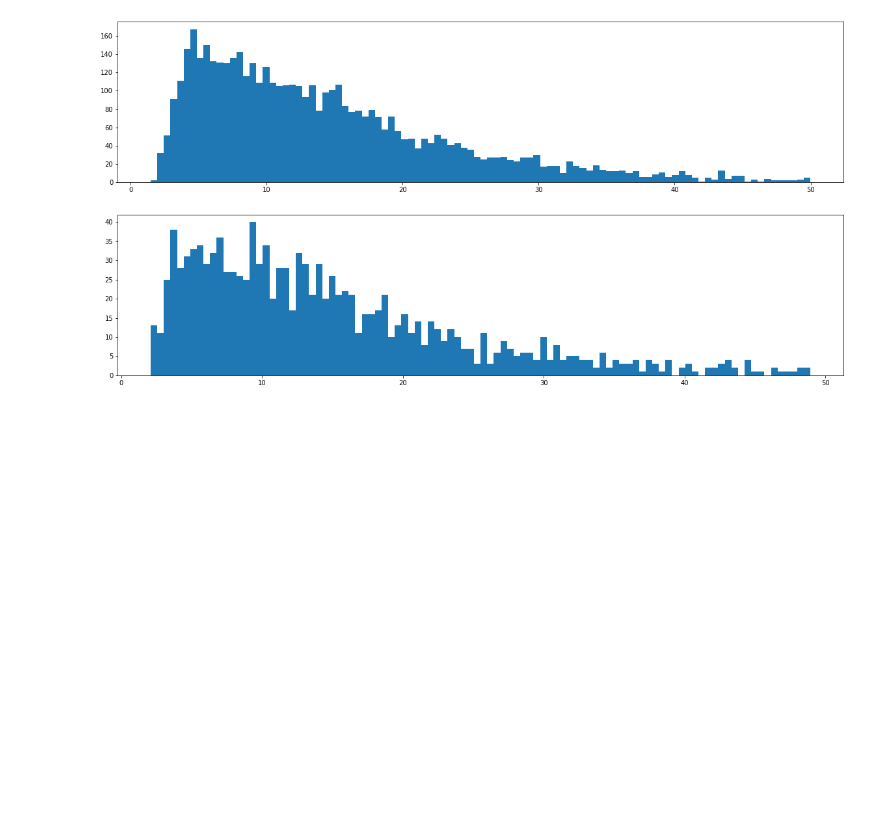
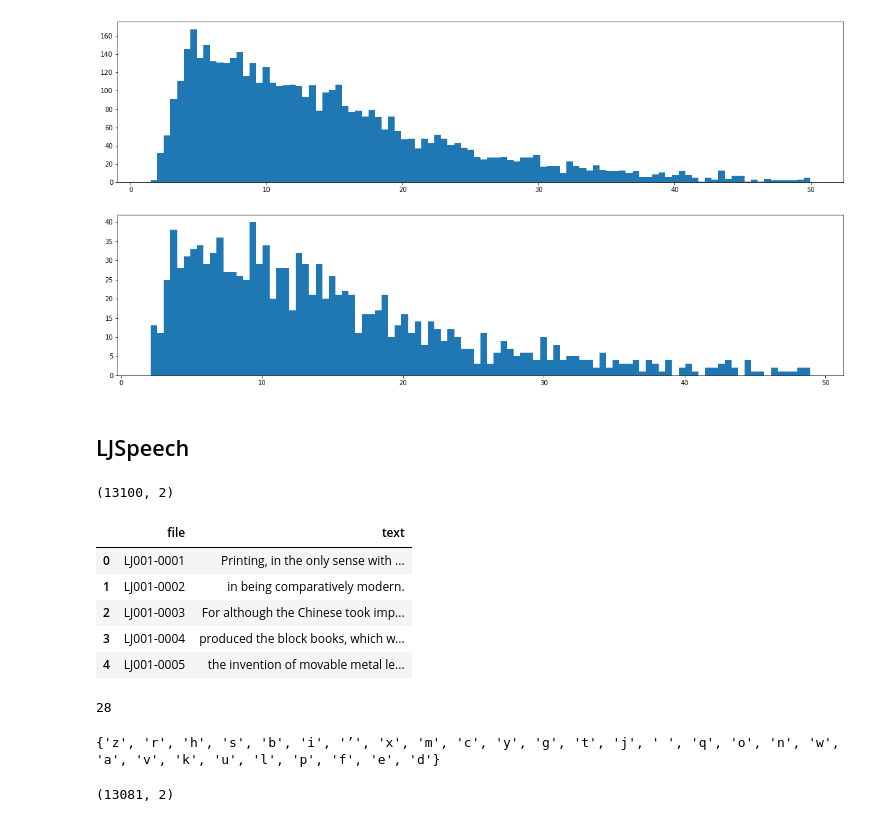
Before and after one commit to s-omranpour/Transformer-TTS, a Jupyter notebook: data prep.ipynb, the cells around one changed output. Drawn from its saved outputs; the diff is of its cells as text; code cells hidden in the pictures; blank space fills up the shorter version.

```diff
--- a/data prep.ipynb
+++ b/data prep.ipynb
@@ -120,3 +117,21 @@ plt.show()
 # %%
 train_df.to_json('data/persian-tts-train.json', lines=True, orient='records')
 test_df.to_json('data/persian-tts-test.json', lines=True, orient='records')
+# %% [markdown]
+## LJSpeech
+# %%
+path = '/media/data/soroosh/dataset/tts/LJSpeech-1.1/'
+# df = pd.read_csv(path + 'metadata.csv', delimiter='|', names=['file', 'text_with_num', 'text_without_num'], header=None)
+df = pd.read_csv(path + 'meta.csv')
+df['sentence'] = df['text_without_num']
+df = df[['path','sentence']]
+print(df.shape)
+df.head()
+# %% [output]
+(13100, 2)
+|  | file | text |
+| 0 | LJ001-0001 | Printing, in the only sense with ... |
+| 1 | LJ001-0002 | in being comparatively modern. |
+| 2 | LJ001-0003 | For although the Chinese took imp... |
+| 3 | LJ001-0004 | produced the block books, which w... |
+| 4 | LJ001-0005 | the invention of movable metal le... |
@@ -122,0 +154,16 @@ test_df.to_json('data/persian-tts-test.json', lines=True, orient='records')
+# %%
+alphabet = set()
+for t in df['sentence']:
+    alphabet.update(list(t))
+len(alphabet)
+# %% [output]
+28
+# %%
+print(alphabet)
+# %% [output]
+{'z', 'r', 'h', 's', 'b', 'i', '’', 'x', 'm', 'c', 'y', 'g', 't', 'j', ' ', 'q', 'o', 'n', 'w', 'a', 'v', 'k', 'u', 'l', 'p', 'f', 'e', 'd'}
+# %%
+df = df[df['sentence'] != '']
+df.shape
+# %% [output]
+(13081, 2)
```
Also changed, not shown: parts of 12 cells of this notebook, 2 other files.
